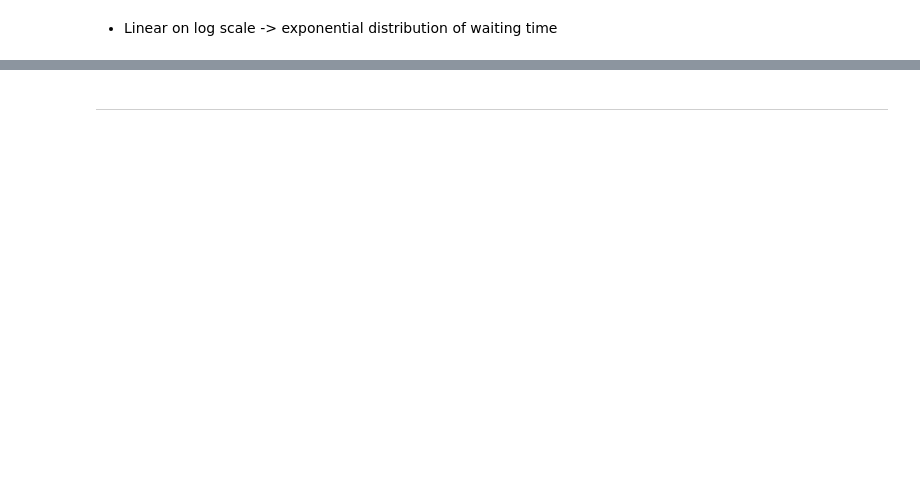
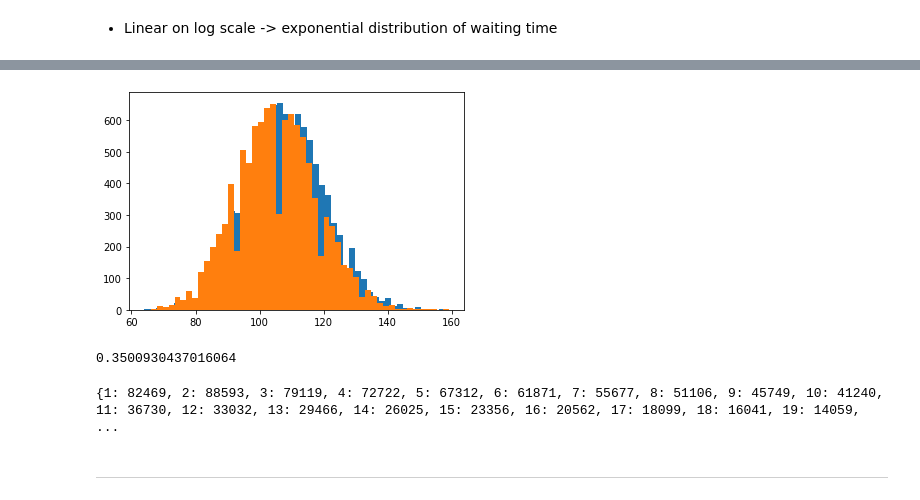
Before and after one commit to bryantx22/nba_random_walk, a Jupyter notebook: pbp_games/scoring_rate_and_dist.ipynb, the cells around one changed output, grey strips where cells are left out. Saved outputs shown, nothing was run; the diff lists cells and outputs as text; code cells hidden in the pictures; blank space fills up the shorter version.

```diff
--- a/pbp_games/scoring_rate_and_dist.ipynb
+++ b/pbp_games/scoring_rate_and_dist.ipynb
@@ -267,2 +343,17 @@ False
+# %%
+plt.hist (points_dist_away, bins = 50)
+plt.hist (points_dist_home, bins = 50)
+plt.show ()
+# %% [output]
+[figure, added]
+# %%
+anti_persistence = atp_num / atp_denom
+print (anti_persistence)
+# %% [output]
+0.3500930437016064
+# %%
+print (lead_dic_denom)
+# %% [output]
+{1: 82469, 2: 88593, 3: 79119, 4: 72722, 5: 67312, 6: 61871, 7: 55677, 8: 51106, 9: 45749, 10: 41240, 11: 36730, 12: 33032, 13: 29466, 14: 26025, 15: 23356, 16: 20562, 17: 18099, 18: 16041, 19: 14059, ...
 # %% [markdown]
 ---
```
Also changed, not shown: parts of 14 cells of this notebook, 4 other files.
